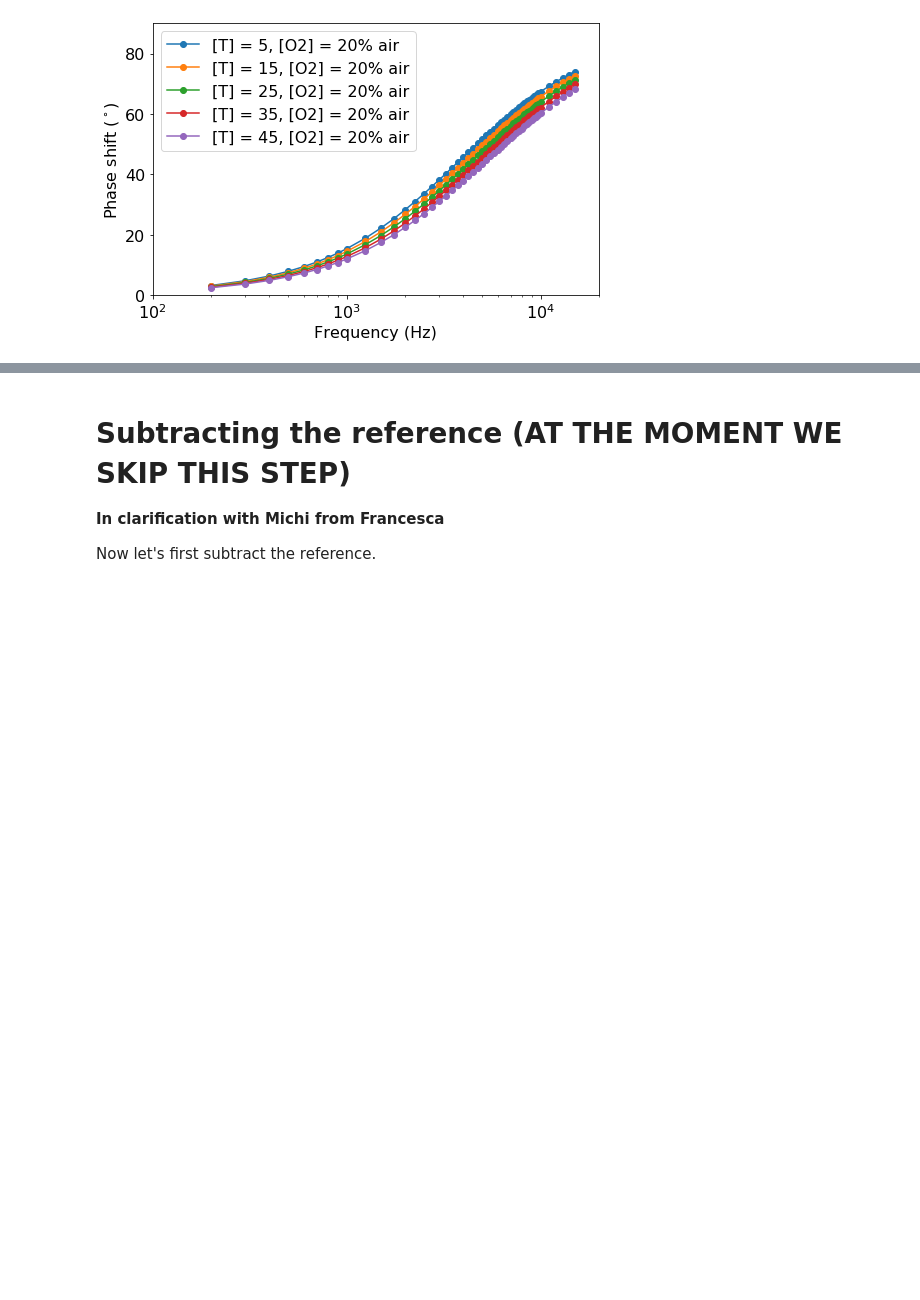
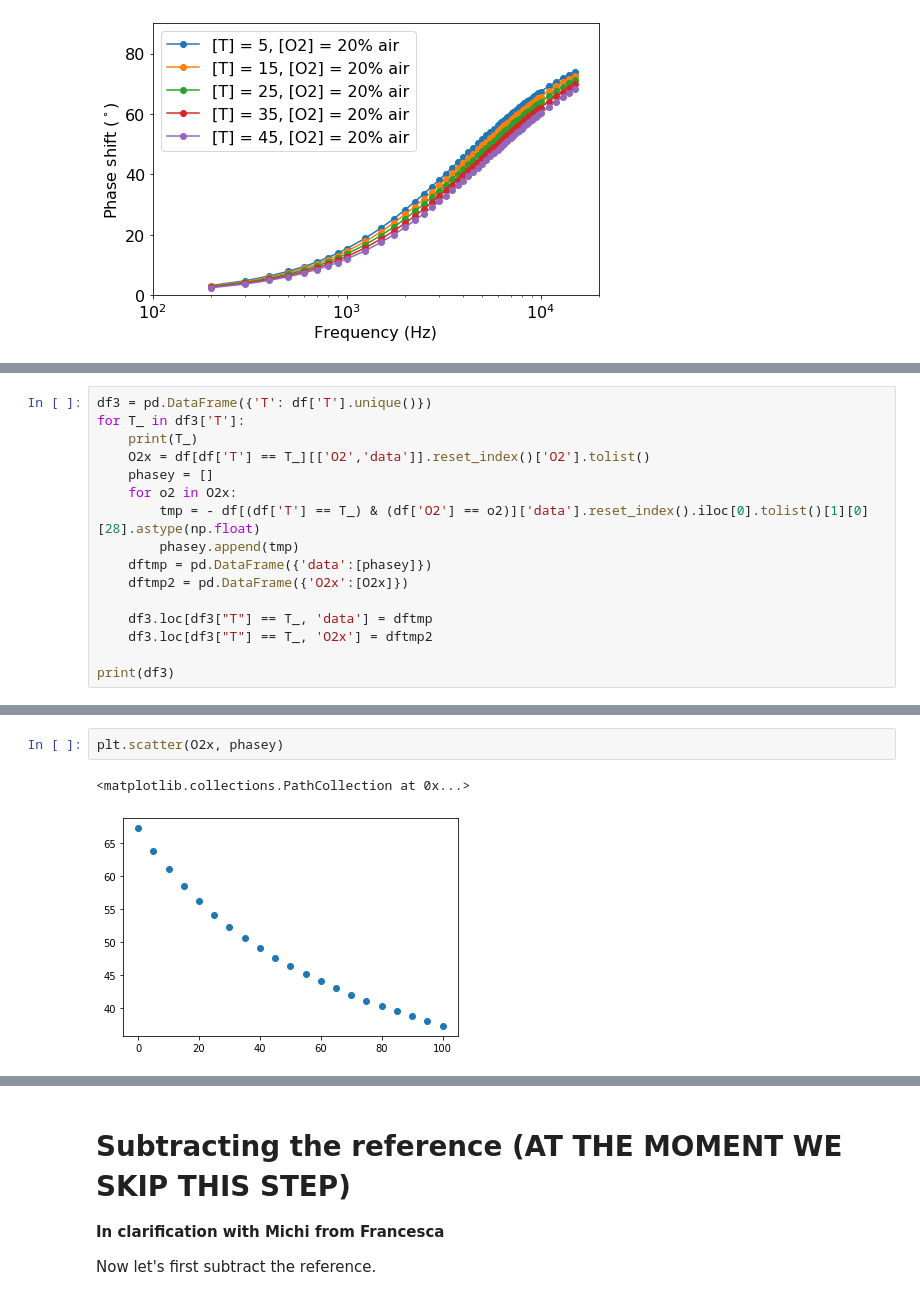
Before and after one commit to michelucci/O2T-Real-Data-Paper, a Jupyter notebook: notebooks/o2t_data_preparation_v2_0.ipynb, the cells around one changed output, grey strips where cells are left out. Saved outputs shown, nothing was run; the diff lists cells and outputs as text; blank space fills up the shorter version.

```diff
--- a/notebooks/o2t_data_preparation_v2_0.ipynb
+++ b/notebooks/o2t_data_preparation_v2_0.ipynb
@@ -332,0 +352,16 @@ fig.savefig('../paper/expdata2.eps')
+# %%
+df3 = pd.DataFrame({'T': df['T'].unique()})
+for T_ in df3['T']:
+    print(T_)
+    O2x = df[df['T'] == T_][['O2','data']].reset_index()['O2'].tolist()
+    phasey = []
+    for o2 in O2x:
+        tmp = - df[(df['T'] == T_) & (df['O2'] == o2)]['data'].reset_index().iloc[0].tolist()[1][0][28].astype(np.float)
+        phasey.append(tmp)
+    dftmp = pd.DataFrame({'data':[phasey]})
+    dftmp2 = pd.DataFrame({'O2x':[O2x]})
+
+    df3.loc[df3["T"] == T_, 'data'] = dftmp
+    df3.loc[df3["T"] == T_, 'O2x'] = dftmp2
+
+print(df3)
@@ -332,0 +386,5 @@ fig.savefig('../paper/expdata2.eps')
+# %%
+plt.scatter(O2x, phasey)
+# %% [output]
+<matplotlib.collections.PathCollection at 0x...>
+[figure, added]
```
Also changed, not shown: parts of 9 cells of this notebook, 3 other files.
